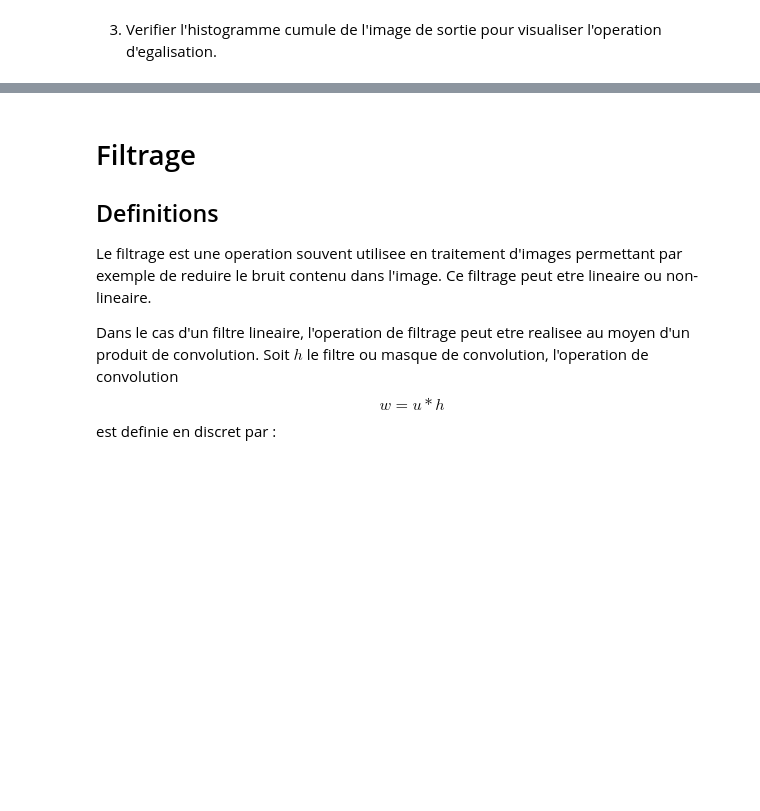
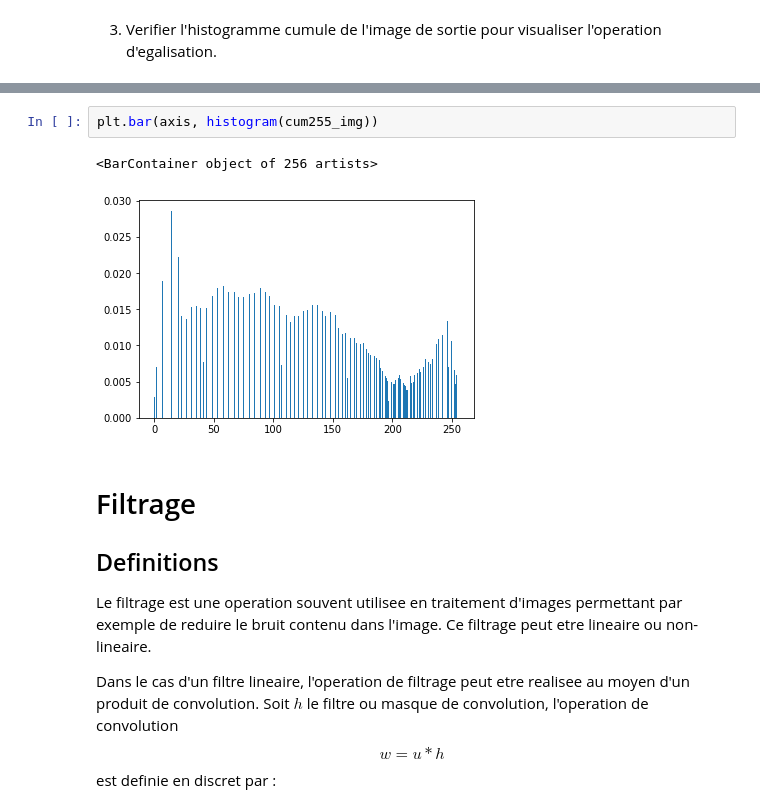
Before and after one commit to jacekwachowiak/UCA-image-processing, a Jupyter notebook: Tp_Data_enhancement.ipynb, the cells around one changed output, grey strips where cells are left out. Cells and saved outputs as stored; diff of their text form; blank space fills up the shorter version.

```diff
--- a/Tp_Data_enhancement.ipynb
+++ b/Tp_Data_enhancement.ipynb
@@ -230,3 +240,8 @@ plt.bar(axis, cumh1)
+# %%
+plt.bar(axis, histogram(cum255_img))
+# %% [output]
+<BarContainer object of 256 artists>
+[figure, added]
 # %% [markdown]
 # Filtrage
 ## Definitions
```
Also changed, not shown: parts of 12 cells of this notebook.
